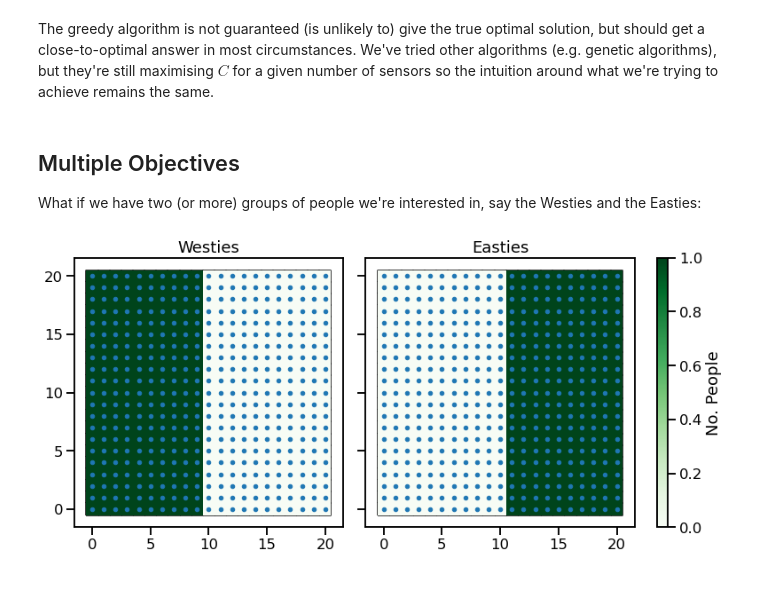
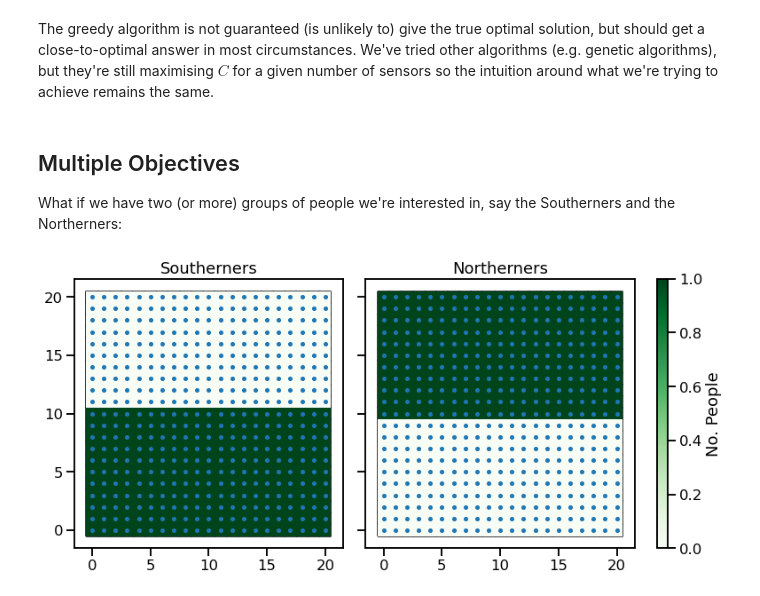
Before and after one commit to alan-turing-institute/spatial-inequality, a Jupyter notebook: notebooks/optimisation_design.ipynb, the cells around one changed output. Cells and saved outputs as stored; diff of their text form; code cells hidden in the pictures.

```diff
--- a/notebooks/optimisation_design.ipynb
+++ b/notebooks/optimisation_design.ipynb
@@ -82,7 +90,7 @@ def plot_grid(
             vmax=vmax,
         )
     if show_centroids:
-        ax.plot(grid_x, grid_y, ".")
+        ax.plot(grid_x, grid_y, ".",  markersize=8)
     if highlight_idx is not None:
         ax.plot(grid_x[highlight_idx], grid_y[highlight_idx], "ro")
     if title is not None:
@@ -330,32 +367,32 @@ The greedy algorithm is not guaranteed (is unlikely to) give the true optimal so
 # %% [markdown]
 ## Multiple Objectives
 
-What if we have two (or more) groups of people we're interested in, say the Westies and the Easties:
+What if we have two (or more) groups of people we're interested in, say the Southerners and the Northerners:
 # %%
-w_west = np.zeros_like(grid_x)
-w_east = np.zeros_like(grid_x)
+n_south = np.zeros_like(grid_x)
+n_north = np.zeros_like(grid_x)
 
-w_west[grid_x < 10] = 1
-w_east[grid_x > 10] = 1
+n_south[grid_y <= 10] = 1
+n_north[grid_y >= 10] = 1
 
 f, g = get_fig_grid(nrows_ncols=(1, 2), figsize=(12, 8))
 plot_grid(
-    fill_colors=w_west,
+    fill_colors=n_south,
     figsize=(8, 8),
     legend=False,
     cmap="Greens",
     ax=g[0],
-    title="Westies",
+    title="Southerners",
 )
 plot_grid(
-    fill_colors=w_east,
+    fill_colors=n_north,
     figsize=(8, 8),
     legend=False,
     cmap="Greens",
     ax=g[1],
-    title="Easties",
+    title="Northerners",
 )
 add_colorbar(g[-1], vmin=0, vmax=1, cmap="Greens", label="No. People")
 # %% [output]
-[figure, old version]
+[figure, new version]
 # %% [markdown]
```
Also changed, not shown: parts of 30 cells of this notebook, 1 other file.
